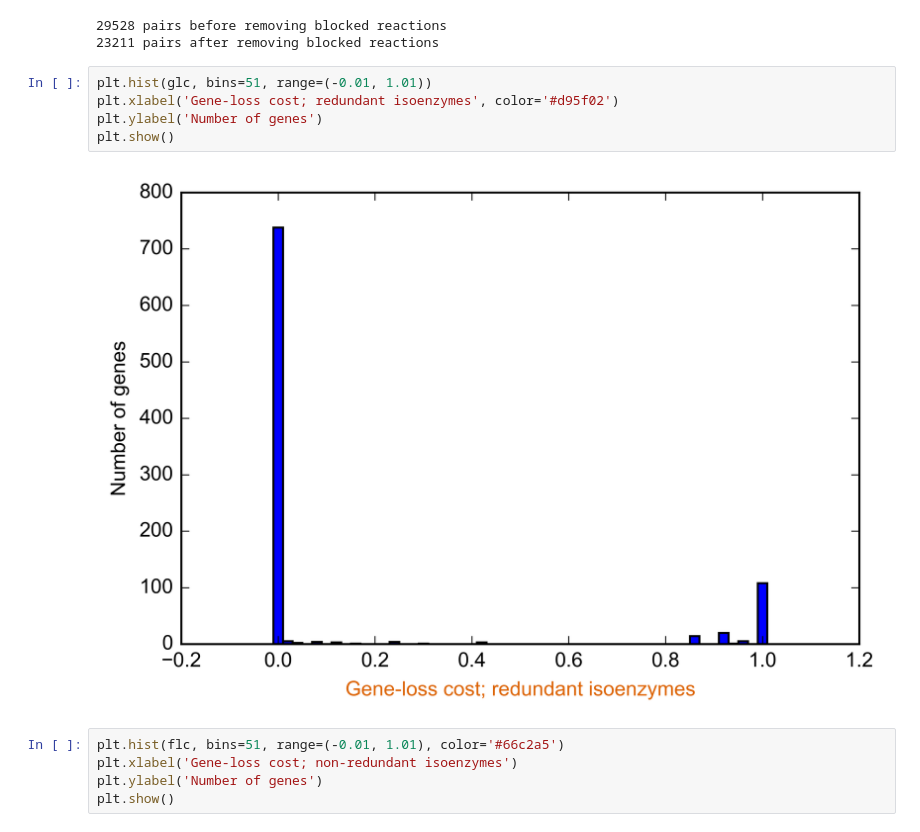
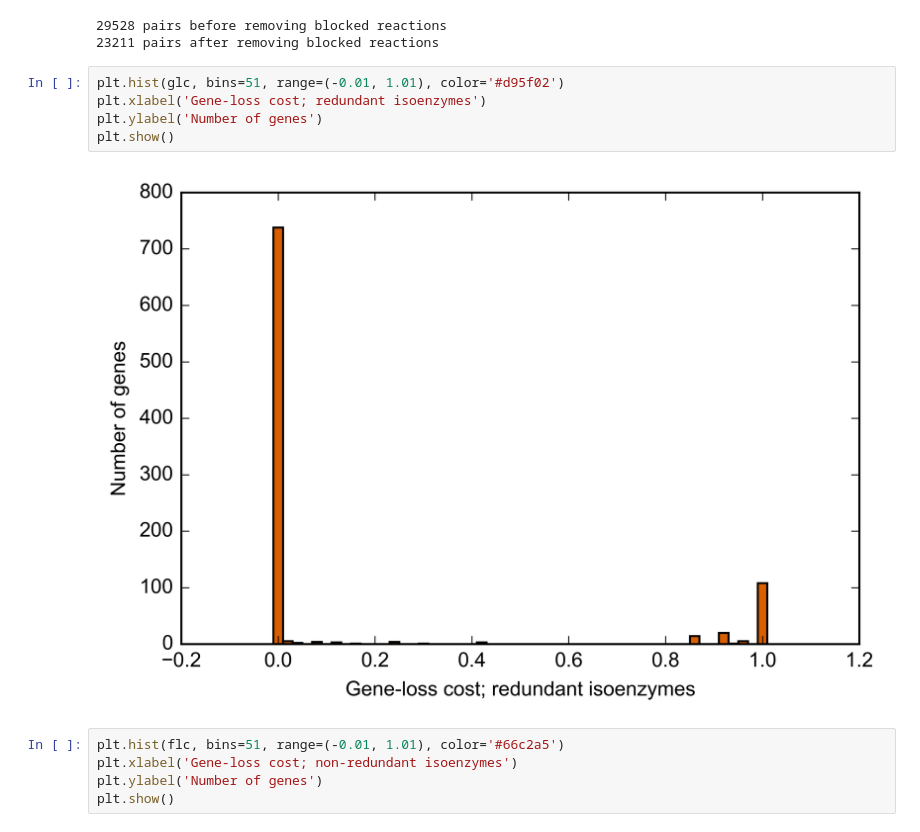
Before and after one commit to llambourne/isoenzymes_flux_balance, a Jupyter notebook: notebooks/epistasis.ipynb, the cells around one changed output. Drawn from its saved outputs; the diff is of its cells as text.

Commit message:
Fix small mistake in coloring of histogram.

```diff
--- a/notebooks/epistasis.ipynb
+++ b/notebooks/epistasis.ipynb
@@ -96,12 +96,12 @@ dblGLC = np.array([(wtGrowth - koGrowth) / wtGrowth for koGrowth in dblFunctionK
 29528 pairs before removing blocked reactions
 23211 pairs after removing blocked reactions
 # %%
-plt.hist(glc, bins=51, range=(-0.01, 1.01))
-plt.xlabel('Gene-loss cost; redundant isoenzymes', color='#d95f02')
+plt.hist(glc, bins=51, range=(-0.01, 1.01), color='#d95f02')
+plt.xlabel('Gene-loss cost; redundant isoenzymes')
 plt.ylabel('Number of genes')
 plt.show()
 # %% [output]
-[figure, old version]
+[figure, new version]
 # %%
 plt.hist(flc, bins=51, range=(-0.01, 1.01), color='#66c2a5')
 plt.xlabel('Gene-loss cost; non-redundant isoenzymes')
```
Also changed, not shown: 1 other file.
